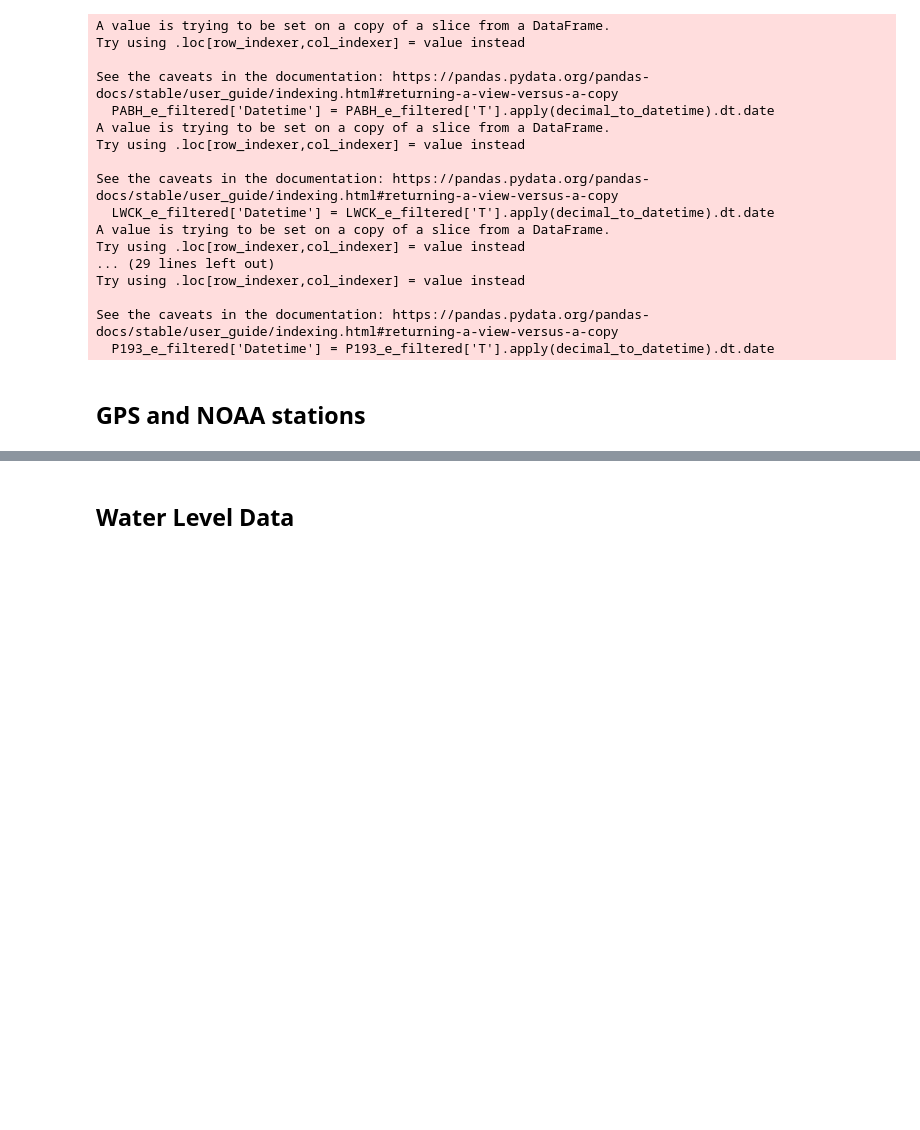
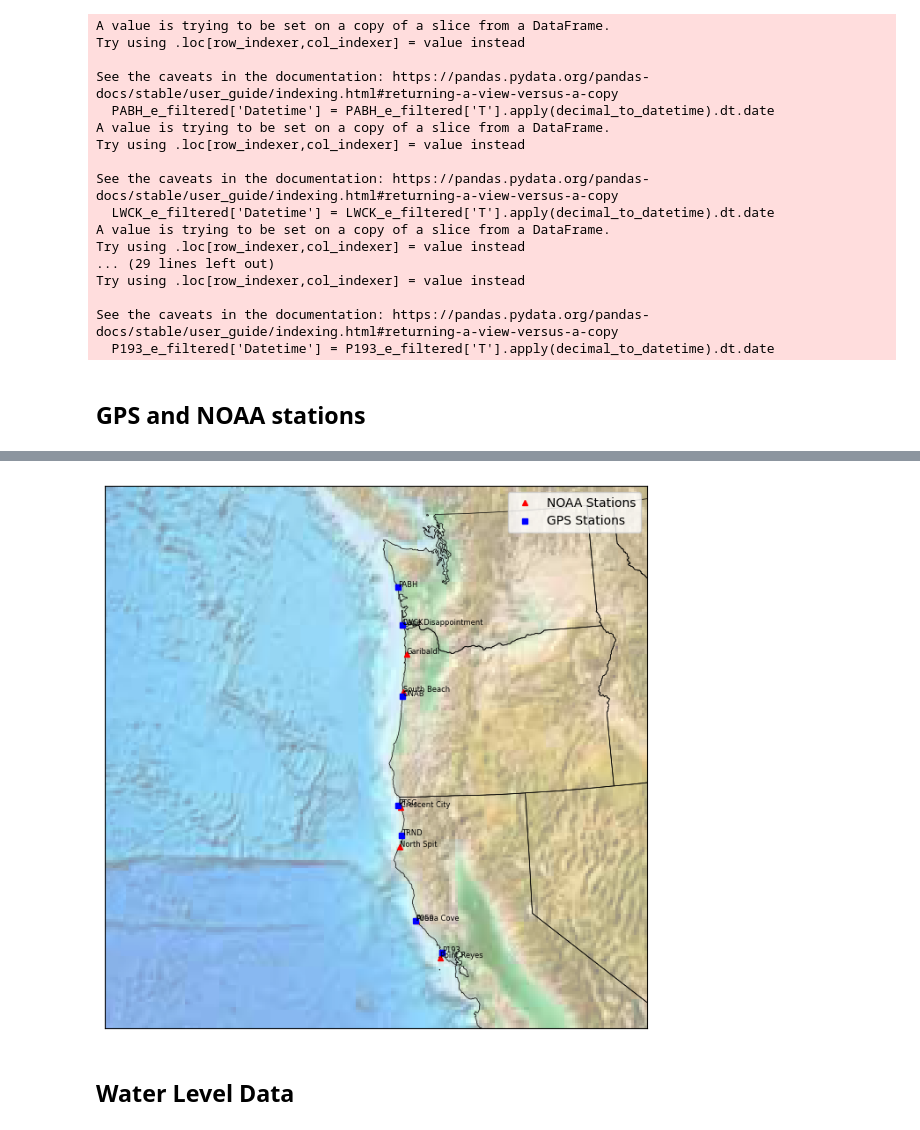
Before and after one commit to Benz-Poobua/Undergrad-Research-2, a Jupyter notebook: GPS-NOAA geodetic-climatic data.ipynb, the cells around one changed output, grey strips where cells are left out. Cells and saved outputs as stored; diff of their text form; code cells hidden in the pictures; blank space fills up the shorter version.

```diff
--- a/GPS-NOAA geodetic-climatic data.ipynb
+++ b/GPS-NOAA geodetic-climatic data.ipynb
@@ -149,60 +165,62 @@ NOAA['Long'] = pd.to_numeric(NOAA['Long'], errors='coerce')
 GPS['Long'] = GPS['Long'].replace('\u200b\u200b', '', regex=True)
 GPS['Long'] = pd.to_numeric(GPS['Long'], errors='coerce')
 
-GPS_curated['Long'] = GPS['Long'].replace('\u200b\u200b', '', regex=True)
-GPS_curated['Long'] = pd.to_numeric(GPS['Long'], errors='coerce')
+GPS['Long'] = GPS['Long'].replace('\u200b\u200b', '', regex=True)
+GPS['Long'] = pd.to_numeric(GPS['Long'], errors='coerce')
 
 
 # Drop rows with NaN values in Long or Lat
 NOAA = NOAA.dropna(subset=['Long', 'Lat'])
 GPS = GPS.dropna(subset=['Long', 'Lat'])
-GPS_curated = GPS_curated.dropna(subset=['Long', 'Lat'])
+GPS_curated = GPS.dropna(subset=['Long', 'Lat'])
 
 # Extract latitude and longitude
 Lat_NOAA = NOAA['Lat']
 Long_NOAA = NOAA['Long']
 Lat_GPS = GPS['Lat']
 Long_GPS = GPS['Long']
-Lat_GPS_curated = GPS_curated['Lat']
-Long_GPS_curated = GPS_curated['Long']
+Lat_GPS_curated = GPS['Lat']
+Long_GPS_curated = GPS['Long']
 Name_NOAA = NOAA['Name']
 Name_GPS = GPS['Station']
-Name_GPS_curated = GPS_curated['Station']
+Name_GPS_curated = GPS['Station']
 
-fig = plt.figure(figsize = (12, 12))
+fig = plt.figure(figsize = (16, 8))
 m = Basemap(projection= 'lcc', resolution = None,
-            width = 1.8E6, height = 1.8E6,
-            lat_0 = 42, lon_0 = -125)
+            width = 1.5E6, height = 1.5E6,
+            lat_0 = 43, lon_0 = -125)
 
 #draw_map(m)
 
 # Specify the correct path to the shapefile (replace 'path_to_directory' with the correct path)
 shapefile_path = '/Users/suphakornpoobua/Documents/GitHub/Undergraduate-Research-2/'
 
 # Add state boundaries
 m.readshapefile(shapefile_path + 'st99_d00', name='states', drawbounds=True)
 
 m.etopo(scale=1, alpha=0.5)
 
 # Map (Long, Lat) to (x, y) for plotting all points at once
 X, Y = m(Long_NOAA.values, Lat_NOAA.values)
 #A, B = m(Long_GPS.values, Lat_GPS.values)
-A, B = m(Long_GPS_curated.values, Lat_GPS_curated.values)
+A, B = m(Long_GPS.values, Lat_GPS.values)
 
 # Plot all points at once
 plt.plot(X, Y, '^', markersize=5, color='red', label='NOAA Stations')
 plt.plot(A, B, 's', markersize=5, color='blue', label='GPS Stations')
 
 # Add text labels for each point
 for x, y, name1 in zip(X, Y, Name_NOAA):
     plt.text(x, y, name1, fontsize=6)
 
 # Add text labels for each point
 for a, b, name2 in zip(A, B, Name_GPS):
     plt.text(a, b, name2, fontsize=6)
 
 plt.legend()
 plt.show()
+# %% [output]
+[figure, added]
 # %% [markdown]
 ## Water Level Data
 # %% [markdown]
```
Also changed, not shown: parts of 4 cells of this notebook.
